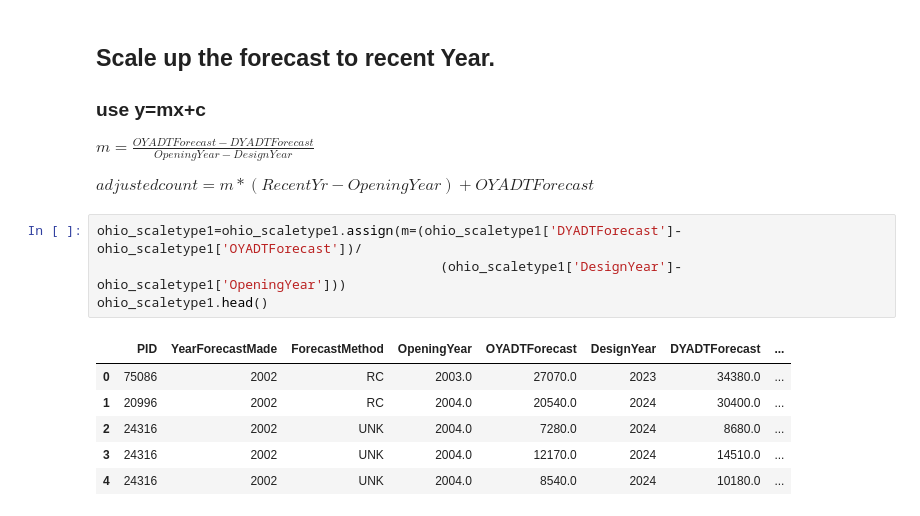
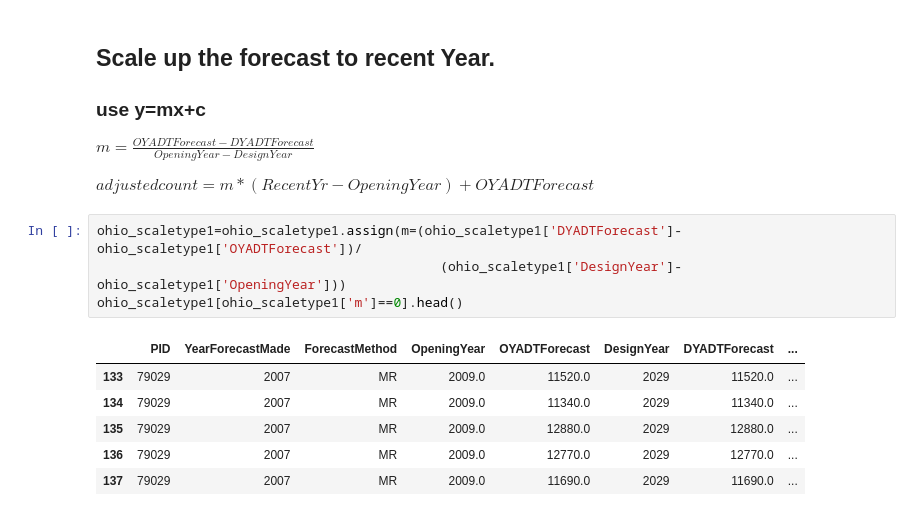
Before and after one commit to jawadmhoque/accuracy-assessment, a Jupyter notebook: Ohio Dataset Cleanup.ipynb, the cells around one changed output. Cells and saved outputs as stored; diff of their text form.

```diff
--- a/Ohio Dataset Cleanup.ipynb
+++ b/Ohio Dataset Cleanup.ipynb
@@ -169,14 +181,14 @@ $adjusted count=m*(RecentYr-OpeningYear)+OYADTForecast$
 # %%
 ohio_scaletype1=ohio_scaletype1.assign(m=(ohio_scaletype1['DYADTForecast']-ohio_scaletype1['OYADTForecast'])/
                                             (ohio_scaletype1['DesignYear']-ohio_scaletype1['OpeningYear']))
-ohio_scaletype1.head()
+ohio_scaletype1[ohio_scaletype1['m']==0].head()
 # %% [output]
 |  | PID | YearForecastMade | ForecastMethod | OpeningYear | OYADTForecast | DesignYear | DYADTForecast | ... |
-| 0 | 75086 | 2002 | RC | 2003.0 | 27070.0 | 2023 | 34380.0 | ... |
-| 1 | 20996 | 2002 | RC | 2004.0 | 20540.0 | 2024 | 30400.0 | ... |
-| 2 | 24316 | 2002 | UNK | 2004.0 | 7280.0 | 2024 | 8680.0 | ... |
-| 3 | 24316 | 2002 | UNK | 2004.0 | 12170.0 | 2024 | 14510.0 | ... |
-| 4 | 24316 | 2002 | UNK | 2004.0 | 8540.0 | 2024 | 10180.0 | ... |
+| 133 | 79029 | 2007 | MR | 2009.0 | 11520.0 | 2029 | 11520.0 | ... |
+| 134 | 79029 | 2007 | MR | 2009.0 | 11340.0 | 2029 | 11340.0 | ... |
+| 135 | 79029 | 2007 | MR | 2009.0 | 12880.0 | 2029 | 12880.0 | ... |
+| 136 | 79029 | 2007 | MR | 2009.0 | 12770.0 | 2029 | 12770.0 | ... |
+| 137 | 79029 | 2007 | MR | 2009.0 | 11690.0 | 2029 | 11690.0 | ... |
 # %%
 ohio_scaletype1=ohio_scaletype1.assign(AdjustedForecast=ohio_scaletype1['m']*(ohio_scaletype1['RecentYr']-ohio_scaletype1['OpeningYear'])
                                       +ohio_scaletype1['OYADTForecast'])
```
Also changed, not shown: parts of 7 cells of this notebook, 1 other file.
